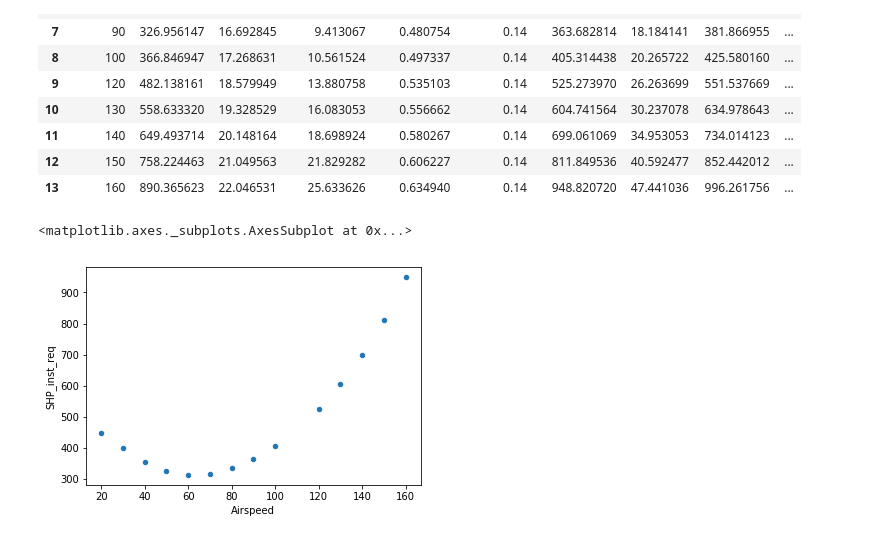
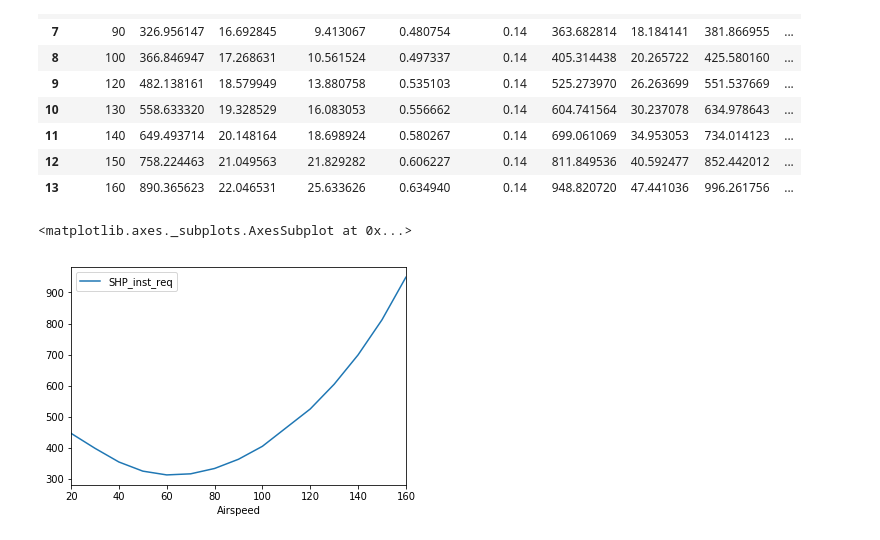
Before and after one commit to Czarified/helipypter, a Jupyter notebook: missionSim.ipynb, the cells around one changed output. Cells and saved outputs as stored; diff of their text form; code cells hidden in the pictures.

```diff
--- a/missionSim.ipynb
+++ b/missionSim.ipynb
@@ -91,6 +91,8 @@ eta_xsmn_co = 0.986  # []
 pwr_acc = 10         # [hp]
 eta_inst = 0.95
 xsmn_lim = 674       # [hp]
+pwr_lim = 813        # [hp]
+
 
 
 ######################################
@@ -424,7 +426,7 @@ df['q'] = 0.5*rho.magnitude*(df.Airspeed * 1.68781)**2    # 1.689 is simply the
 df['mu'] = df.Airspeed * 1.689 / v_tip.magnitude
 
 # Hover Induced Velocity
-v_0 = math.sqrt(THRUST/(2*rho.magnitude*math.pi*R.magnitude**2))
+v_0 = math.sqrt(THRUST/(2*rho.magnitude*math.pi*(B*R.magnitude)**2))
 # Induced velocity in Forward Flight, using Glauert's Model
 df['v_if'] = v_0 * (-0.5*(df.Airspeed/v_0)**2 + np.sqrt((df.Airspeed/v_0)**4 / 4 + 1))
 
@@ -476,4 +478,5 @@ df['MR_Q'] = 5252*df.MR_hp/(OMEGA.magnitude*60/(2*math.pi))
 df['T_at'] = df.MR_Q/(2*l_tail)
 
 MR = df.copy()
+MR
 # %% [output]
@@ -535,6 +553,10 @@ Power['SHP_uninst'] = Power.SHP_inst_req + Power.del_inst
 
 Power['L_D'] = GW*Power.Airspeed*1.689 / (550*Power.SHP_uninst)
 
+Power['Pwr_ratio'] = Power.SHP_uninst/pwr_lim
+
+# Power['sfc'] =
+
 Power
 # %% [output]
 |  | Airspeed | MR_hp | TR_hp | del_MRxsmn | del_TRxsmn | del_Acc_co | SHP_inst_req | del_inst | SHP_uninst | ... |
@@ -553,7 +575,7 @@ Power
 | 12 | 150 | 758.224463 | 21.049563 | 21.829282 | 0.606227 | 0.14 | 811.849536 | 40.592477 | 852.442012 | ... |
 | 13 | 160 | 890.365623 | 22.046531 | 25.633626 | 0.634940 | 0.14 | 948.820720 | 47.441036 | 996.261756 | ... |
 # %%
-Power.plot(x='Airspeed', y='SHP_inst_req', kind='scatter')
+Power.plot(x='Airspeed', y='SHP_inst_req')
 # %% [output]
 <matplotlib.axes._subplots.AxesSubplot at 0x...>
-[figure, old version]
+[figure, new version]
```
Also changed, not shown: parts of 5 cells of this notebook.
